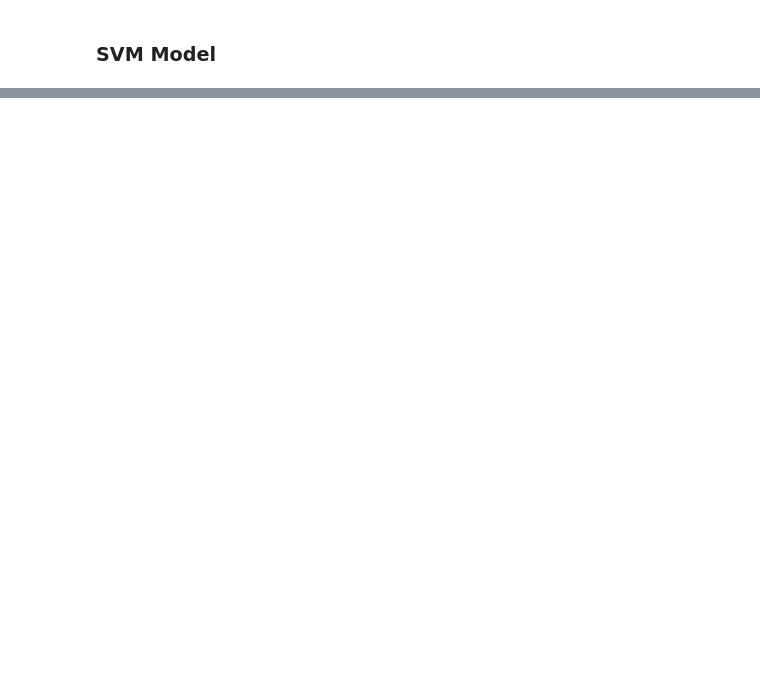
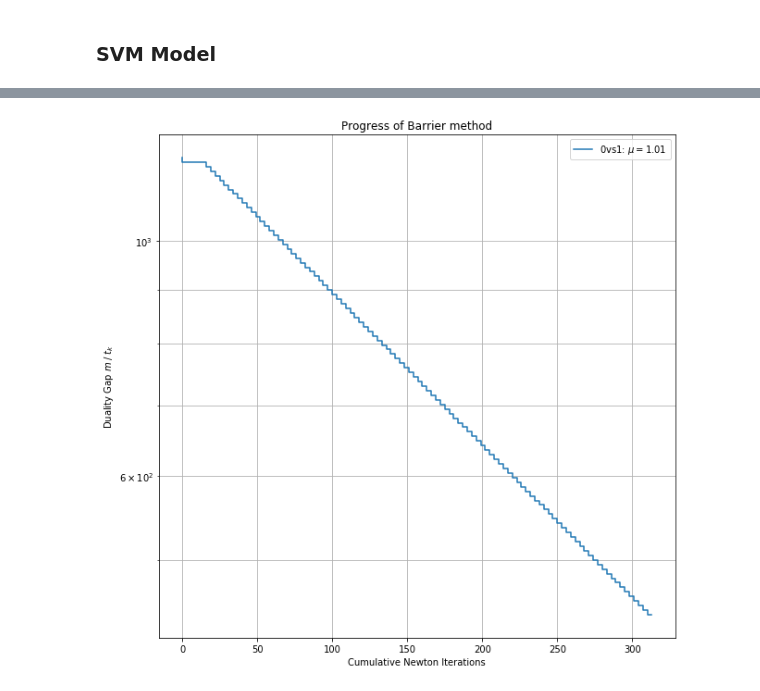
Before and after one commit to udeepam/svm, a Jupyter notebook: notebooks/main.ipynb, the cells around one changed output, grey strips where cells are left out. Cells and saved outputs as stored; diff of their text form; code cells hidden in the pictures; blank space fills up the shorter version.

```diff
--- a/notebooks/main.ipynb
+++ b/notebooks/main.ipynb
@@ -529,0 +463,14 @@ np.sum(np.log(h - G@x0))
+# %%
+plt.figure(figsize=(10,10))
+for ClassVsClass, info in svm.opt_info.items():
+    plt.step(np.cumsum(info['newton_iterations']), info['duality_gaps'],
+             label=str(ClassVsClass)+": $\mu=$"+str(info['mu']))
+plt.title("Progress of Barrier method")
+plt.ylabel("Duality Gap $m\;/\;t_k$")
+plt.xlabel("Cumulative Newton Iterations")
+plt.yscale("log")
+plt.legend()
+plt.grid(which='both', axis='both')
+plt.show()
+# %% [output]
+[figure, added]
```
Also changed, not shown: parts of 23 cells of this notebook, 10 other files.
